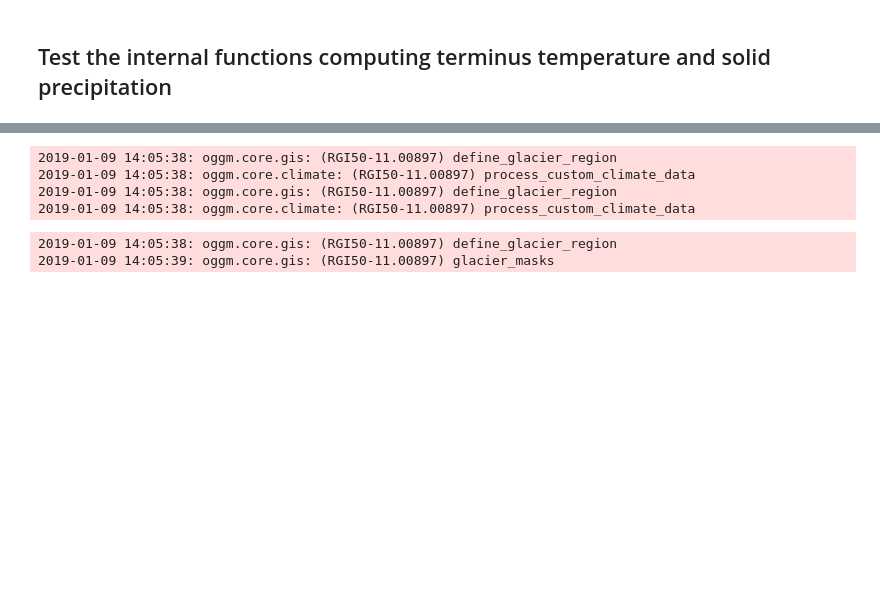
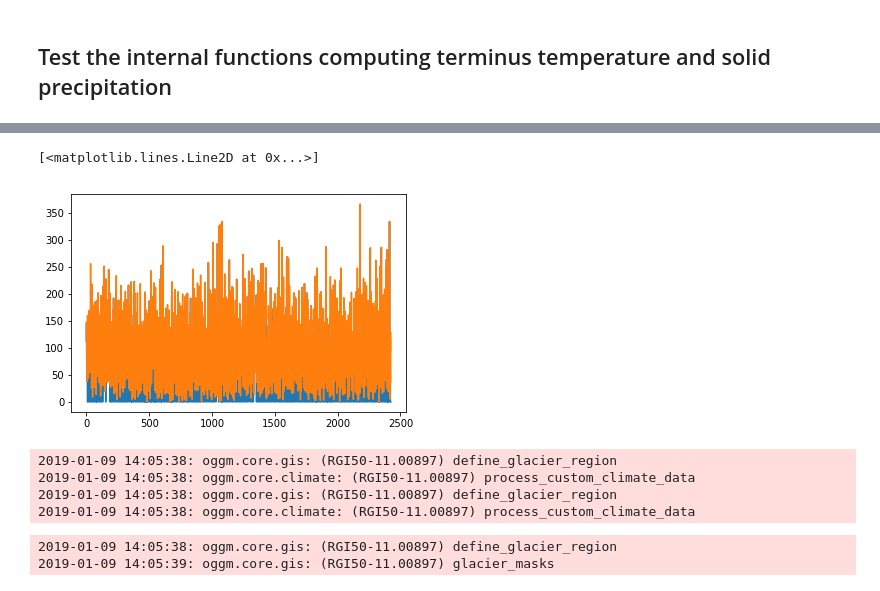
Before and after one commit to oberrauch/vascaling, a Jupyter notebook: notebooks/my_unit_test.ipynb, the cells around one changed output, grey strips where cells are left out. Drawn from its saved outputs; the diff is of its cells as text; code cells hidden in the pictures; blank space fills up the shorter version.

```diff
--- a/notebooks/my_unit_test.ipynb
+++ b/notebooks/my_unit_test.ipynb
@@ -65,0 +127,7 @@ test.setUp()
+# %%
+# test extreme case if max_hgt equals min_hgt
+solid_prcp = vascaling._compute_solid_prcp(ref_p, prcp_factor, ref_hgt,
+                                           ref_h, ref_h,
+                                           ref_t,
+                                           temp_all_solid, temp_grad,
+                                           prcp_grad=0, prcp_anomaly=0)
@@ -66,3 +139,9 @@ test.setUp()
+# %%
+plt.plot(solid_prcp)
+plt.plot()
+# %% [output]
+[<matplotlib.lines.Line2D at 0x...>]
+[figure, added]
 # %%
 test.test_terminus_temp()
 test.test_solid_prcp()
```
Also changed, not shown: parts of 7 cells of this notebook, 3 other files.
